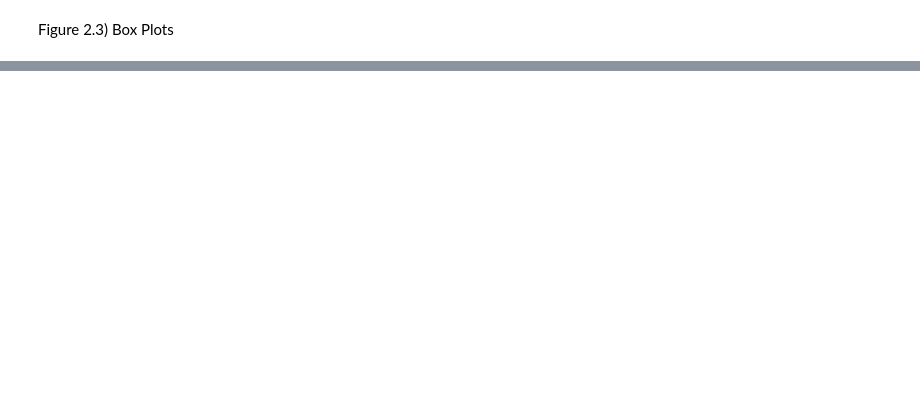
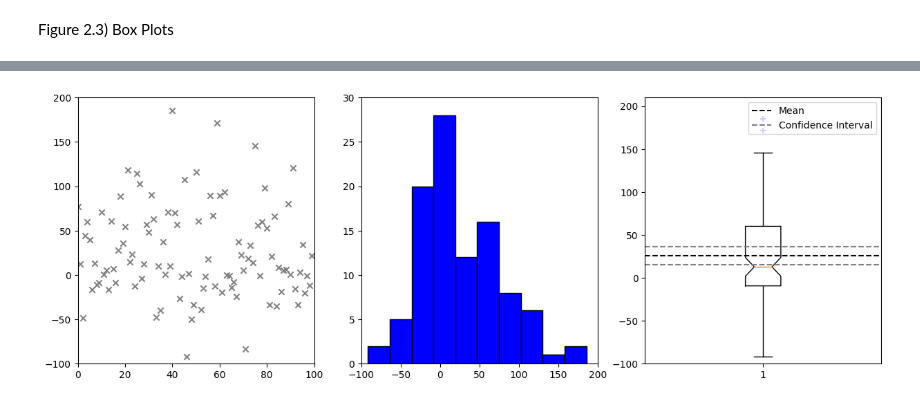
Before and after one commit to cemreaka/Network-Analysis-and-Simulation, a Jupyter notebook: HW1/hw1.ipynb, the cells around one changed output, grey strips where cells are left out. Cells and saved outputs as stored; diff of their text form; code cells hidden in the pictures; blank space fills up the shorter version.

```diff
--- a/HW1/hw1.ipynb
+++ b/HW1/hw1.ipynb
@@ -105,0 +126,19 @@ plt.show()
+# %%
+# Reduction in run time
+fig, axs = plt.subplots(1, 3, figsize=(15, 5))
+axs[0].scatter(x, rir_data, c = 'gray', marker = 'x')
+axs[0].set_xlim([0, 100])
+axs[0].set_ylim([-100, 200])
+axs[1].hist(rir_data, bins = 10, color = 'blue', edgecolor = 'black')
+axs[1].set_xlim([-100, 200])
+axs[1].set_ylim([0, 30])
+axs[2].boxplot(rir_data, showfliers = False, notch = True)
+axs[2].scatter(np.ones_like(outliers_rir), outliers_rir, color = 'b', marker = '+')
+axs[2].axhline(y = mean_rir, color = 'black', linestyle = '--', label = 'Mean')
+axs[2].axhline(y = c_i[0], color = 'gray', linestyle = '--', label = 'Confidence Interval')
+axs[2].axhline(y = c_i[1], color = 'gray', linestyle = '--')
+axs[2].set_ylim([-100, 210])
+axs[2].legend()
+plt.show()
+# %% [output]
+[figure, added]
```
Also changed, not shown: parts of 8 cells of this notebook.
